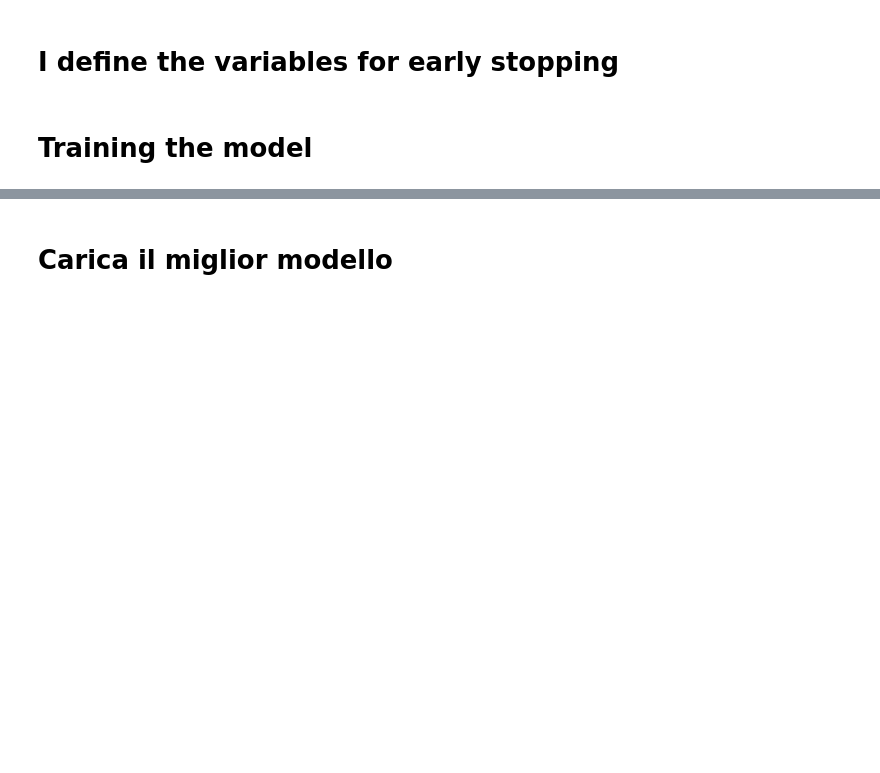
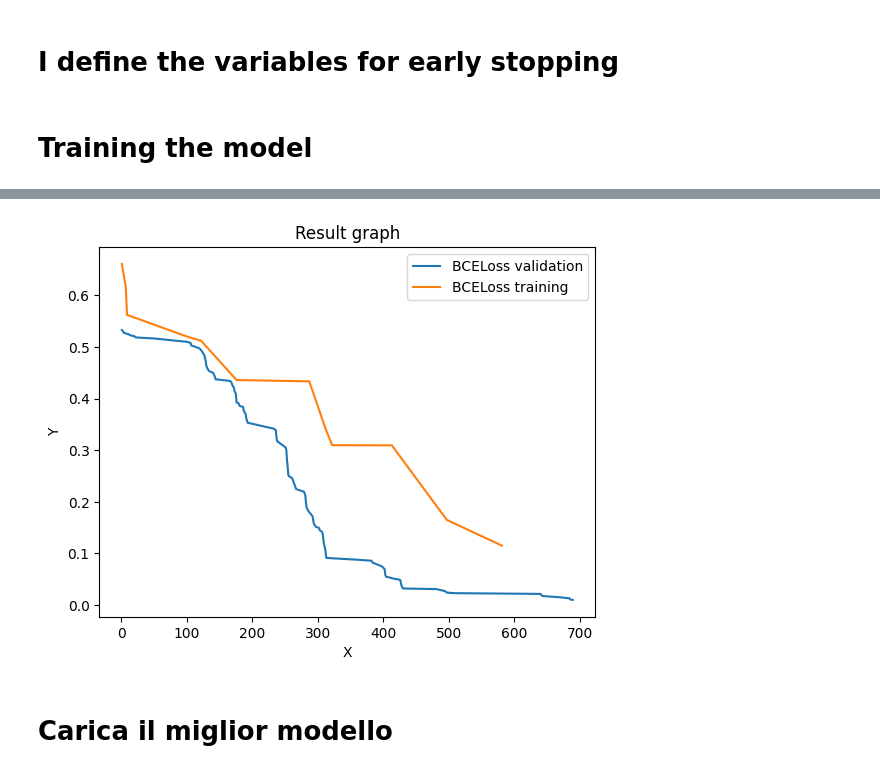
Before and after one commit to SigFerdo/MachineLearning, a Jupyter notebook: neural_network.ipynb, the cells around one changed output, grey strips where cells are left out. Saved outputs shown, nothing was run; the diff lists cells and outputs as text; code cells hidden in the pictures; blank space fills up the shorter version.

```diff
--- a/neural_network.ipynb
+++ b/neural_network.ipynb
@@ -89,17 +89,22 @@ optimizer = torch.optim.SGD(model.parameters(), lr=0.1)
 # %%
 def validate_model(model, validation_loader):
     model.eval()
-    f1 = torchmetrics.classification.BinaryF1Score()
+    criterion_class0_valuation = nn.BCELoss(weight=weights_tensor[0])
+    criterion_class1_valuation = nn.BCELoss(weight=weights_tensor[1])
+    total_loss = 0
     with torch.no_grad():
         for features, labels in validation_loader:
             outputs = model(features)
-            preds = (outputs > round_treshold).float()
             new_labels = labels.unsqueeze(1)
             new_labels = new_labels.float()
             for j in range (len(new_labels)-1):
-                f1.update(preds,new_labels)
-    f1_output = f1.compute()
-    return f1_output
+                if new_labels[j] == 0:
+                    loss = criterion_class0_valuation(outputs[j][0],new_labels[j][0])
+                else:
+                    loss = criterion_class1_valuation(outputs[j][0],new_labels[j][0])
+            total_loss+=loss.item()
+    mean_loss = total_loss / len(validation_loader)
+    return mean_loss
 # %% [markdown]
 # I define the variables for early stopping
 # %%
@@ -111,8 +117,11 @@ counter = 0  # Counter for the number of epochs without improvement.
 # %% [markdown]
 # Training the model
 # %%
-num_epochs=1000
-
+num_epochs=10000
+x = []
+x2 = []
+y = []
+y2 = []
 for epoch in range(num_epochs):
 
     model.train()
@@ -134,26 +143,41 @@ for epoch in range(num_epochs):
         epoch_loss_sum+=loss.item()
         loss.backward()
         optimizer.step()
-        loss=0
+        loss = 0
 
     epoch_loss_avg=epoch_loss_sum/len(train_loader)
-    print(f'Epoch [{epoch + 1}/{num_epochs}], Loss: {epoch_loss_avg:.4f}')
+    #print(f'Epoch [{epoch + 1}/{num_epochs}], Loss: {epoch_loss_avg:.4f}')
 
     # Verifico se l'accuratezza corrente sul set di validazione è migliore dell'accuratezza migliore finora
-    f1_validation = validate_model(model,val_loader)
-    if f1_validation.item() - best_f1_validation > delta_threshold:
-        print(f1_validation.item())
-        best_f1_validation = f1_validation.item()
+    bce_loss_validation = validate_model(model,val_loader)
+    if best_bce_loss_validation - bce_loss_validation > delta_threshold:
+        x.append(epoch + 1)
+        y.append(bce_loss_validation)
+        best_bce_loss_validation = bce_loss_validation
         counter=0
         torch.save(model.state_dict(),'best_model.pth')
     else:
         counter+=1
 
-    # Stampo l'accuratezza sul set di validazione ogni 10 epoche
-    if (epoch + 1) % 10 == 0:
-        print(f'Epoch [{epoch + 1}/{num_epochs}], Accuracy on validation set: {f1_validation:.4f}')
+    if epoch_loss_avg < best_bce_loss:
+        x2.append(epoch+1)
+        y2.append(epoch_loss_avg)
+        best_bce_loss = epoch_loss_avg
 
     if counter>=patience:
         print(f'Stopping early at epoch {epoch + 1}')
         break
+# Creating the graph
+plt.plot(x, y, label = 'BCELoss validation')
+plt.plot(x2, y2, label = 'BCELoss training')
+# Adding labels
+plt.xlabel('X')
+plt.ylabel('Y')
+
+# Graph title
+plt.title('Result graph')
+plt.legend()
+
+# Graph visualization
+plt.show()
 # %% [output]
@@ -177,3 +185,4 @@ Stopping early at epoch 405
+[figure, added]
 # %% [markdown]
 # Carica il miglior modello
 # %%
```
Also changed, not shown: parts of 8 cells of this notebook, 1 other file.
